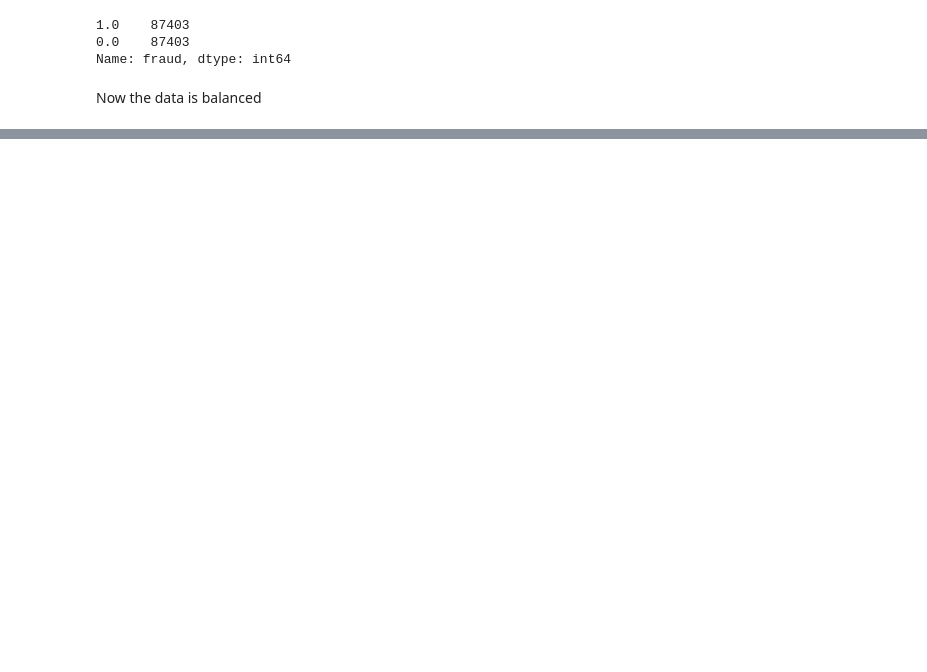
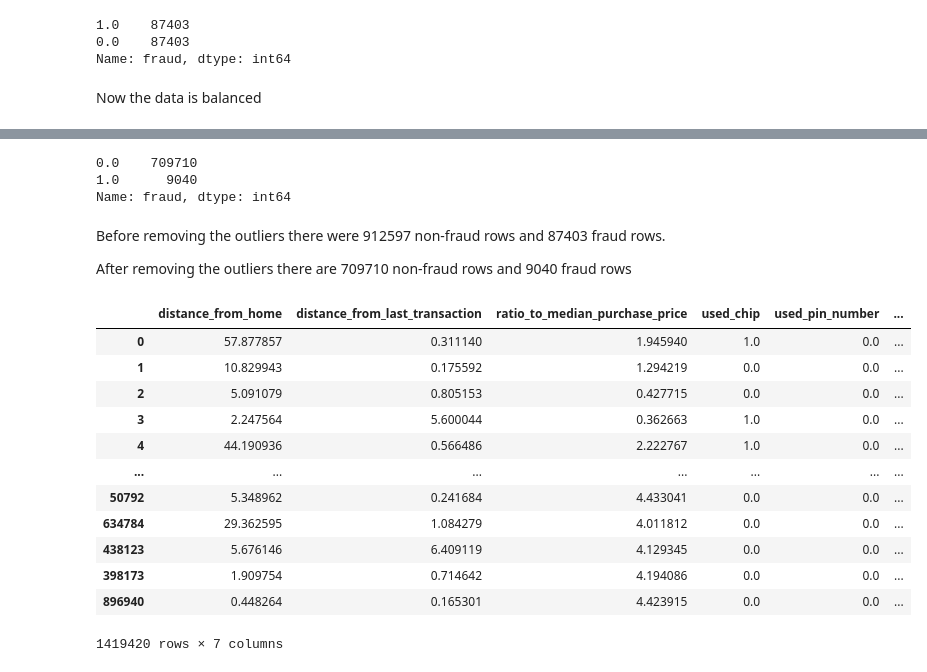
Before and after one commit to Ankourii/Fraud_prediction, a Jupyter notebook: notebooks/first dataset/Preprocessing.ipynb, the cells around one changed output, grey strips where cells are left out. Drawn from its saved outputs; the diff is of its cells as text; code cells hidden in the pictures; blank space fills up the shorter version.

```diff
--- a/notebooks/first dataset/Preprocessing.ipynb
+++ b/notebooks/first dataset/Preprocessing.ipynb
@@ -265,0 +256,31 @@ After removing the outliers there are 709710 non-fraud rows and 9040 fraud rows
+# %%
+data_pp2['fraud'].value_counts()
+# %% [output]
+0.0    709710
+1.0      9040
+Name: fraud, dtype: int64
+# %% [markdown]
+Before removing the outliers there were 912597 non-fraud rows and 87403 fraud rows.
+
+After removing the outliers there are 709710 non-fraud rows and 9040 fraud rows
+# %%
+minority_upsampled = resample(data_pp2[data_pp2['fraud'] == 1], replace=True, n_samples=len(data_pp2[data_pp2['fraud'] == 0]))
+
+# Concatenate the upsampled data with the majority class data
+data_pp2 = pd.concat([data_pp2[data_pp2['fraud'] == 0], minority_upsampled])
+# %%
+data_pp2
+# %% [output]
+|  | distance_from_home | distance_from_last_transaction | ratio_to_median_purchase_price | used_chip | used_pin_number | ... |
+| 0 | 57.877857 | 0.311140 | 1.945940 | 1.0 | 0.0 | ... |
+| 1 | 10.829943 | 0.175592 | 1.294219 | 0.0 | 0.0 | ... |
+| 2 | 5.091079 | 0.805153 | 0.427715 | 0.0 | 0.0 | ... |
+| 3 | 2.247564 | 5.600044 | 0.362663 | 1.0 | 0.0 | ... |
+| 4 | 44.190936 | 0.566486 | 2.222767 | 1.0 | 0.0 | ... |
+| ... | ... | ... | ... | ... | ... | ... |
+| 50792 | 5.348962 | 0.241684 | 4.433041 | 0.0 | 0.0 | ... |
+| 634784 | 29.362595 | 1.084279 | 4.011812 | 0.0 | 0.0 | ... |
+| 438123 | 5.676146 | 6.409119 | 4.129345 | 0.0 | 0.0 | ... |
+| 398173 | 1.909754 | 0.714642 | 4.194086 | 0.0 | 0.0 | ... |
+| 896940 | 0.448264 | 0.165301 | 4.423915 | 0.0 | 0.0 | ... |
+1419420 rows × 7 columns
```
Also changed, not shown: parts of 45 cells of this notebook, 8 other files.
